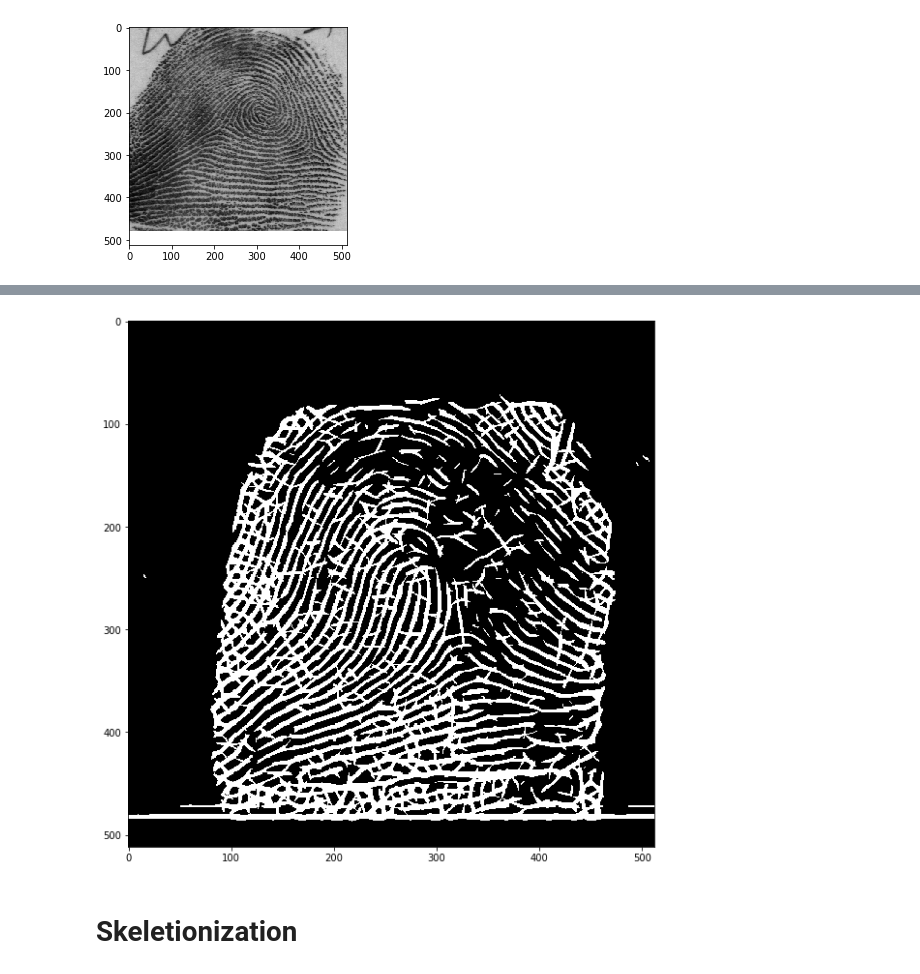
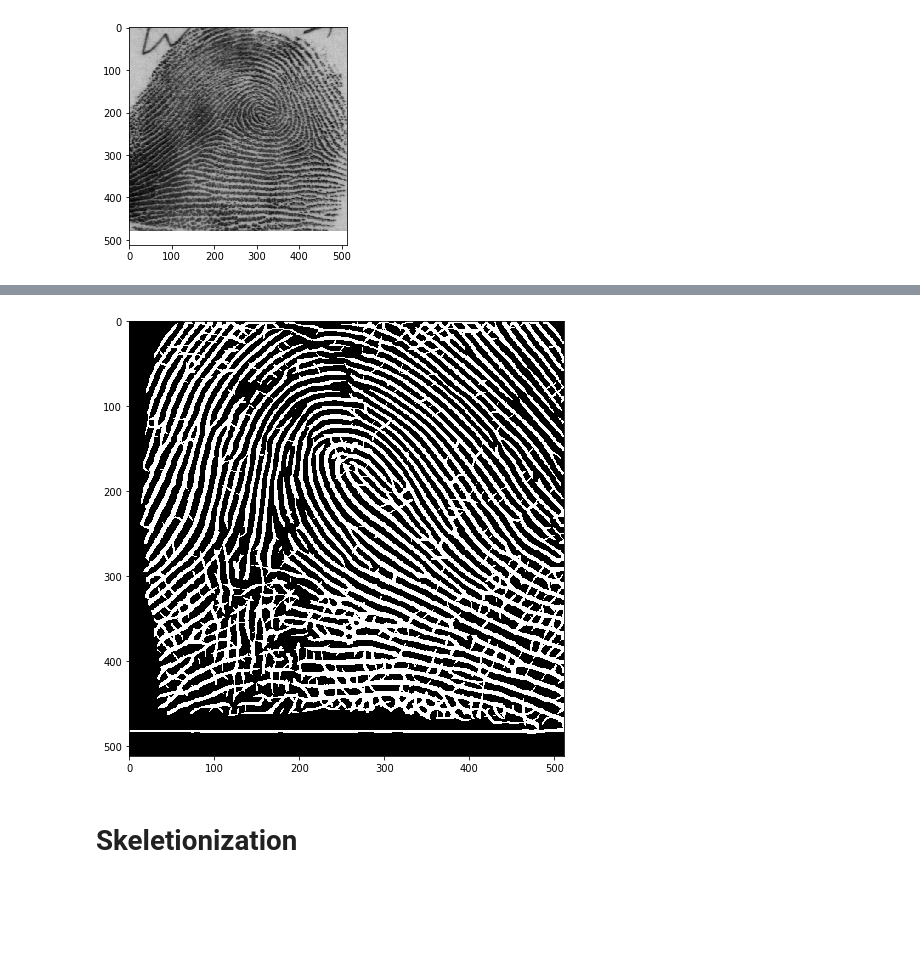
Before and after one commit to SSripilaipong/TimeSeries_mid, a Jupyter notebook: try_opencv.ipynb, the cells around one changed output, grey strips where cells are left out. Cells and saved outputs as stored; diff of their text form; code cells hidden in the pictures; blank space fills up the shorter version.

```diff
--- a/try_opencv.ipynb
+++ b/try_opencv.ipynb
@@ -57,13 +60,12 @@ def get_load_data_func(data_root='data/'):
 def normalize(img):
     I = img.copy()
     M = I.sum()/I.shape[0]/I.shape[1]
-
     VAR = ((I-M)**2).sum()/I.shape[0]/I.shape[1]
     M0, VAR0 = 100,250
     G = -np.sqrt(VAR0*(I-M)**2/VAR)
     G[I > M] *= -1
     G += M0
-    return (G-G.min())
+    return G
 # %%
 data_path = 'data/' # which contains folders figs_1, figs_2, figs_3 and so on
 load_data = get_load_data_func(data_path)
@@ -101,19 +103,18 @@ plt.imshow(img, cmap='gray')
 # %%
 filters = build_filters()
 res = process(normalize(img), filters)
 mean=np.mean(res)*1.2
 for i in range(res.shape[0]):
     for j in range(res.shape[1]):
         if(res[i][j]<mean):
             res[i][j]=0
         else:
             res[i][j]=255
-plt.figure(figsize=(10, 10))
+plt.figure(figsize=(15, 8))
 plt.imshow(res, cmap='gray')
-
 scipy.misc.imsave('outfile.jpg', res)
 # %% [output]
-[figure, old version]
+[figure, new version]
 # %% [markdown]
 # Skeletionization
 # %%
```
Also changed, not shown: parts of 7 cells of this notebook.
